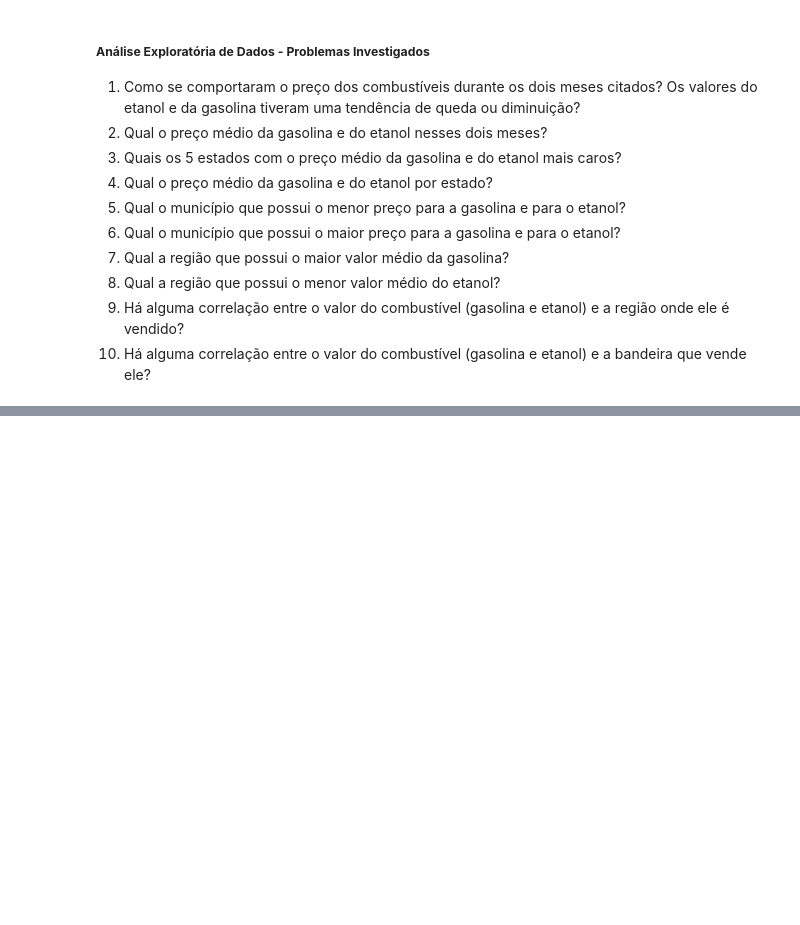
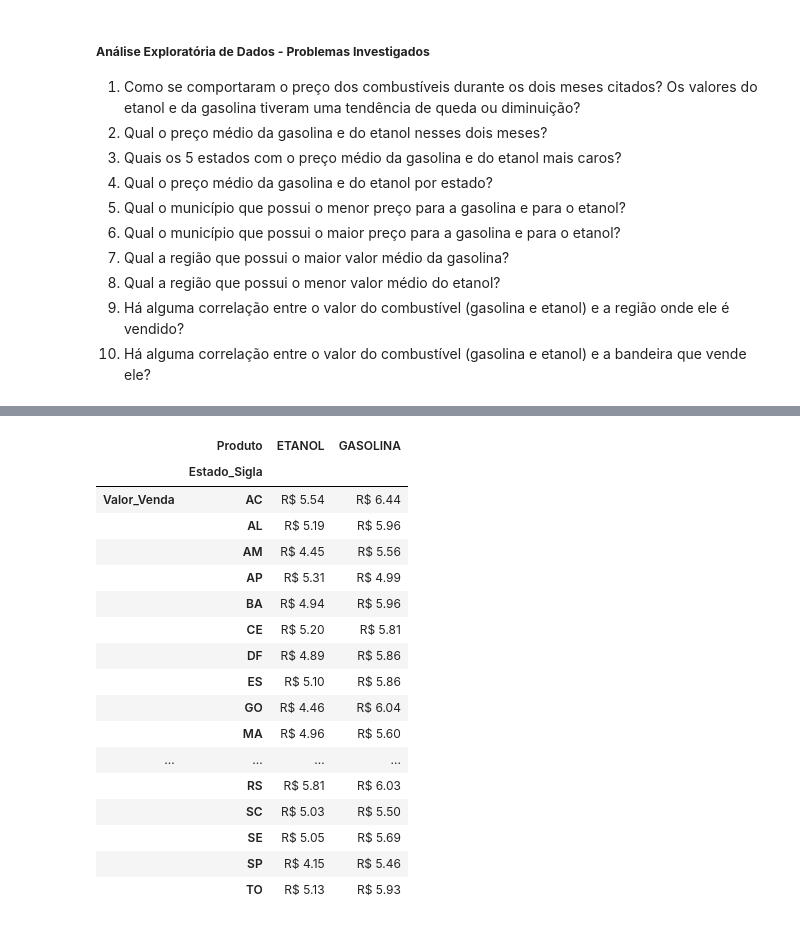
Before and after one commit to LeGuigs/Projeto_M4_DA, a Jupyter notebook: Notebook_Projeto_M4_Grupo4_ANP.ipynb, the cells around one changed output, grey strips where cells are left out. Drawn from its saved outputs; the diff is of its cells as text; code cells hidden in the pictures; blank space fills up the shorter version.

```diff
--- a/Notebook_Projeto_M4_Grupo4_ANP.ipynb
+++ b/Notebook_Projeto_M4_Grupo4_ANP.ipynb
@@ -457,0 +529,24 @@ bandeira que vende ele?
+# %%
+#verificando o preço médio da gasolina e do etanol por estado
+preço_medio = df_copia.groupby(['Produto', 'Estado_Sigla']).mean()
+preço_medio['Valor_Venda'] = preço_medio['Valor_Venda'].map('R$ {:.2f}'.format)
+preço_medio.unstack()[:2].T
+# %% [output]
+|  | Produto | ETANOL | GASOLINA |
+|  | Estado_Sigla |  |  |
+| Valor_Venda | AC | R$ 5.54 | R$ 6.44 |
+|  | AL | R$ 5.19 | R$ 5.96 |
+|  | AM | R$ 4.45 | R$ 5.56 |
+|  | AP | R$ 5.31 | R$ 4.99 |
+|  | BA | R$ 4.94 | R$ 5.96 |
+|  | CE | R$ 5.20 | R$ 5.81 |
+|  | DF | R$ 4.89 | R$ 5.86 |
+|  | ES | R$ 5.10 | R$ 5.86 |
+|  | GO | R$ 4.46 | R$ 6.04 |
+|  | MA | R$ 4.96 | R$ 5.60 |
+| ... | ... | ... | ... |
+|  | RS | R$ 5.81 | R$ 6.03 |
+|  | SC | R$ 5.03 | R$ 5.50 |
+|  | SE | R$ 5.05 | R$ 5.69 |
+|  | SP | R$ 4.15 | R$ 5.46 |
+|  | TO | R$ 5.13 | R$ 5.93 |
```
Also changed, not shown: parts of 6 cells of this notebook.
